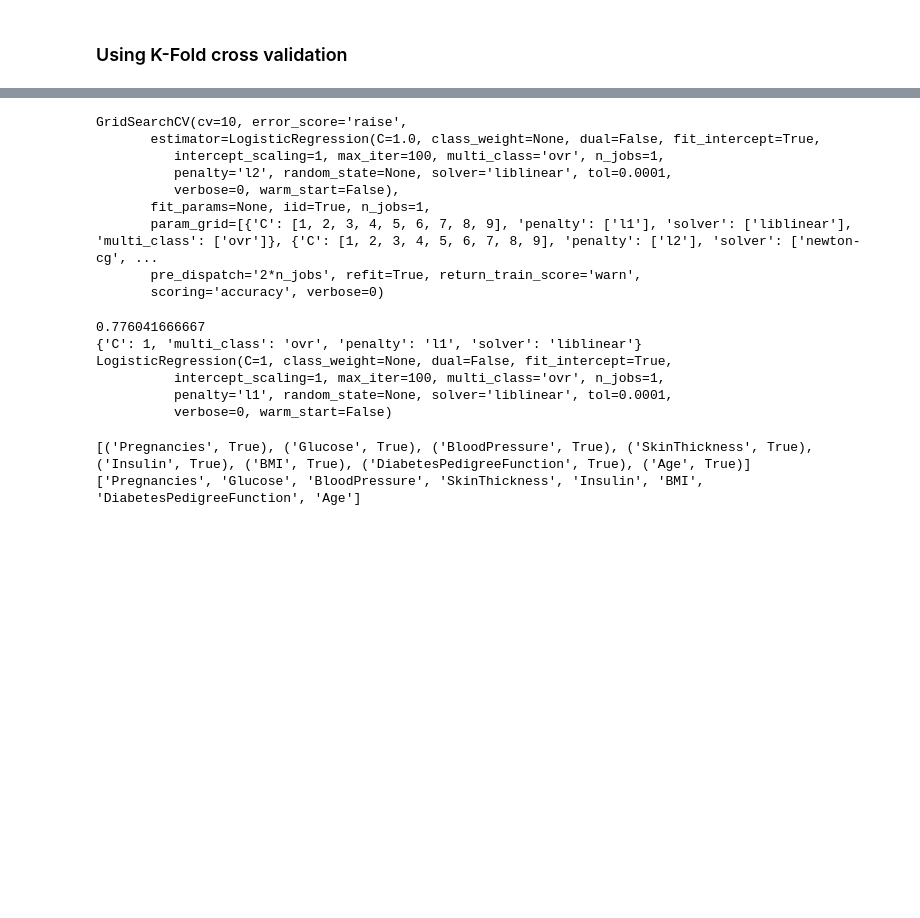
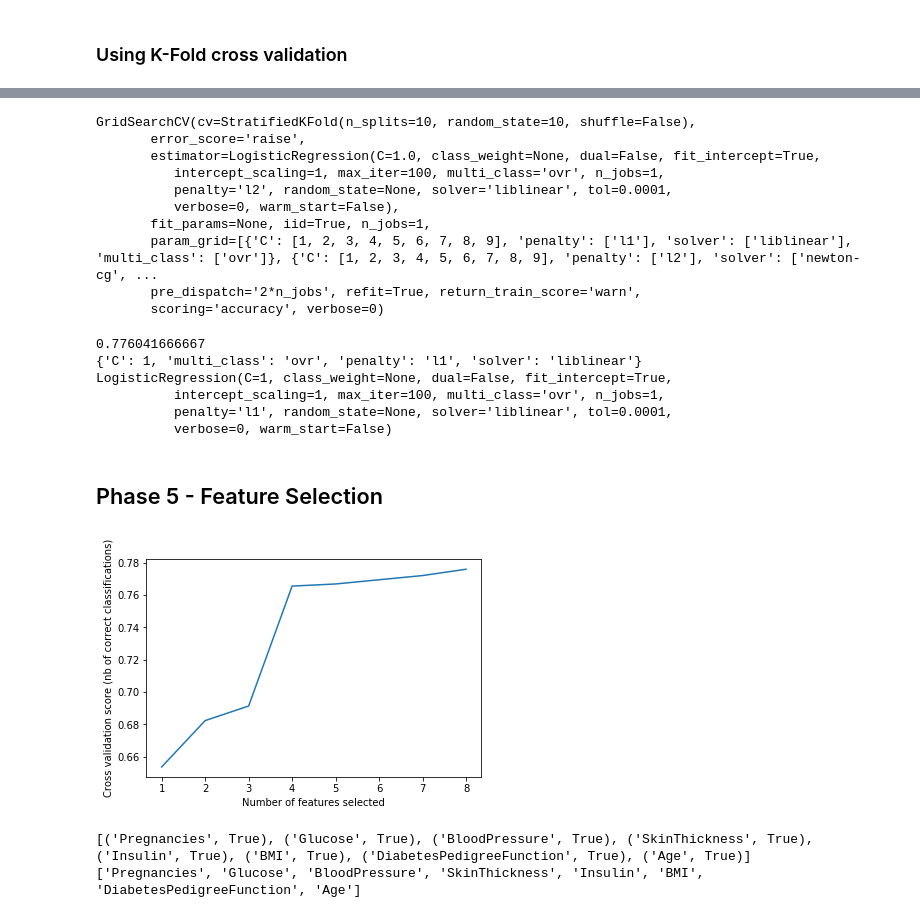
Before and after one commit to LahiruTjay/Machine-Learning-With-Python, a Jupyter notebook: Machine Learning Workflow on Diabetes Data.ipynb, the cells around one changed output, grey strips where cells are left out. Drawn from its saved outputs; the diff is of its cells as text; code cells hidden in the pictures; blank space fills up the shorter version.

Commit message:
Feature selection modified

```diff
--- a/Machine Learning Workflow on Diabetes Data.ipynb
+++ b/Machine Learning Workflow on Diabetes Data.ipynb
@@ -149,12 +149,14 @@ print(tr_split)
 # %% [markdown]
 ### Using K-Fold cross validation
 # %%
+strat_k_fold = StratifiedKFold(n_splits=10, random_state=10)
+
 names = []
 scores = []
 
 for name, model in models:
 
-    score = cross_val_score(model, X, y, cv=10, scoring='accuracy').mean()
+    score = cross_val_score(model, X, y, cv=strat_k_fold, scoring='accuracy').mean()
     names.append(name)
     scores.append(score)
 
@@ -190,10 +195,11 @@ param_grid = [
     {'C': c_values, 'penalty': ['l2'], 'solver' : ['newton-cg', 'lbfgs'], 'multi_class' : ['ovr']}
 ]
 # %%
-grid = GridSearchCV(LogisticRegression(), param_grid, cv=10, scoring='accuracy')
+grid = GridSearchCV(LogisticRegression(), param_grid, cv=strat_k_fold, scoring='accuracy')
 grid.fit(X, y)
 # %% [output]
-GridSearchCV(cv=10, error_score='raise',
+GridSearchCV(cv=StratifiedKFold(n_splits=10, random_state=10, shuffle=False),
+       error_score='raise',
        estimator=LogisticRegression(C=1.0, class_weight=None, dual=False, fit_intercept=True,
           intercept_scaling=1, max_iter=100, multi_class='ovr', n_jobs=1,
           penalty='l2', random_state=None, solver='liblinear', tol=0.0001,
@@ -213,6 +219,8 @@ LogisticRegression(C=1, class_weight=None, dual=False, fit_intercept=True,
           intercept_scaling=1, max_iter=100, multi_class='ovr', n_jobs=1,
           penalty='l1', random_state=None, solver='liblinear', tol=0.0001,
           verbose=0, warm_start=False)
+# %% [markdown]
+## Phase 5 - Feature Selection
 # %%
 from sklearn.feature_selection import RFE
 from sklearn.ensemble import ExtraTreesClassifier
@@ -219,3 +228,14 @@ from sklearn.ensemble import ExtraTreesClassifier
+# %%
+rfecv = RFECV(estimator=logreg, step=1, cv=strat_k_fold, scoring='accuracy')
+rfecv.fit(X, y)
+
+plt.figure()
+plt.xlabel("Number of features selected")
+plt.ylabel("Cross validation score (nb of correct classifications)")
+plt.plot(range(1, len(rfecv.grid_scores_) + 1), rfecv.grid_scores_)
+plt.show()
+# %% [output]
+[figure, added]
 # %%
 model = LogisticRegression(C=1, class_weight=None, dual=False, fit_intercept=True,
           intercept_scaling=1, max_iter=100, multi_class='ovr', n_jobs=1,
```
Also changed, not shown: parts of 12 cells of this notebook.
